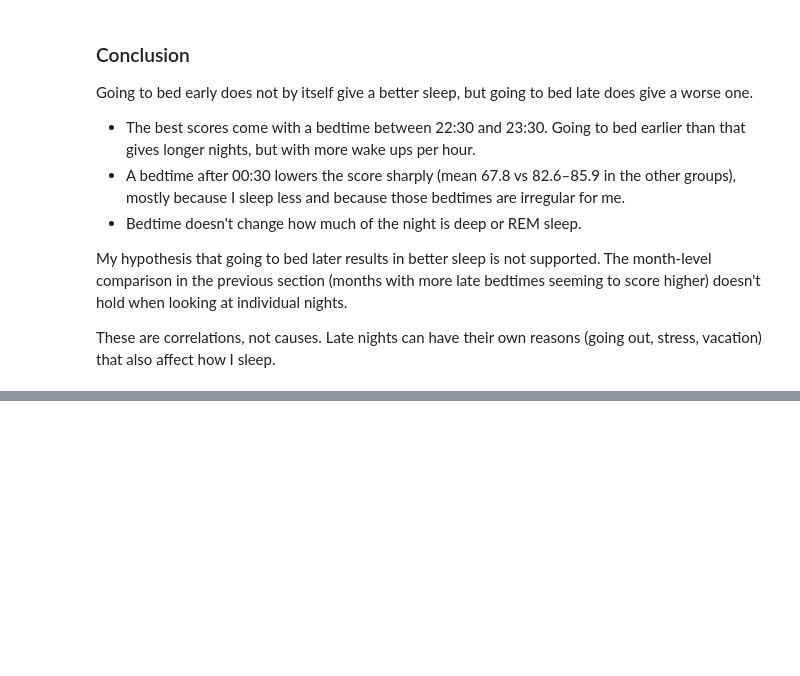
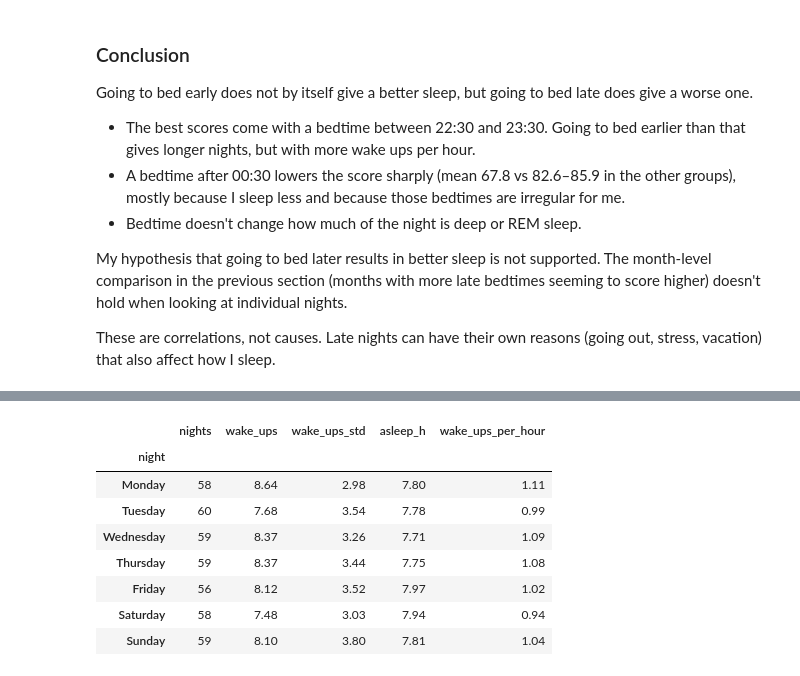
Before and after one commit to DimitarK13/personal-sleep-analysis, a Jupyter notebook: notebooks/03-exploratory-data-analysis.ipynb, the cells around one changed output, grey strips where cells are left out. Cells and saved outputs as stored; diff of their text form; code cells hidden in the pictures; blank space fills up the shorter version.

```diff
--- a/notebooks/03-exploratory-data-analysis.ipynb
+++ b/notebooks/03-exploratory-data-analysis.ipynb
@@ -463,0 +500,11 @@ These are correlations, not causes. Late nights can have their own reasons (goin
+# %%
+nights_df = df.drop(nap_nights.index)
+
+wake_ups_df = wake_ups_df.merge(nights_df[['night', 'bedtime', 'wake_time']], on='night')
+
+wake_ups_df['night_position'] = (
+    (wake_ups_df['start'] - wake_ups_df['bedtime'])
+    / (wake_ups_df['wake_time'] - wake_ups_df['bedtime'])
+)
+
+wake_ups_df['night_position'].describe()
@@ -463,0 +640,27 @@ These are correlations, not causes. Late nights can have their own reasons (goin
+# %%
+day_order = ['Monday', 'Tuesday', 'Wednesday', 'Thursday', 'Friday', 'Saturday', 'Sunday']
+
+wake_ups_by_day = (
+    nights_df.groupby(nights_df['night'].dt.day_name())
+    .agg(
+        nights=('wake_ups', 'count'),
+        wake_ups=('wake_ups', 'mean'),
+        wake_ups_std=('wake_ups', 'std'),
+        asleep_h=('asleep_h', 'mean'),
+    )
+    .reindex(day_order)
+)
+
+wake_ups_by_day['wake_ups_per_hour'] = wake_ups_by_day['wake_ups'] / wake_ups_by_day['asleep_h']
+
+wake_ups_by_day.round(2)
+# %% [output]
+|  | nights | wake_ups | wake_ups_std | asleep_h | wake_ups_per_hour |
+| night |  |  |  |  |  |
+| Monday | 58 | 8.64 | 2.98 | 7.80 | 1.11 |
+| Tuesday | 60 | 7.68 | 3.54 | 7.78 | 0.99 |
+| Wednesday | 59 | 8.37 | 3.26 | 7.71 | 1.09 |
+| Thursday | 59 | 8.37 | 3.44 | 7.75 | 1.08 |
+| Friday | 56 | 8.12 | 3.52 | 7.97 | 1.02 |
+| Saturday | 58 | 7.48 | 3.03 | 7.94 | 0.94 |
+| Sunday | 59 | 8.10 | 3.80 | 7.81 | 1.04 |
```
Also changed, not shown: parts of 17 cells of this notebook, 3 other files.
